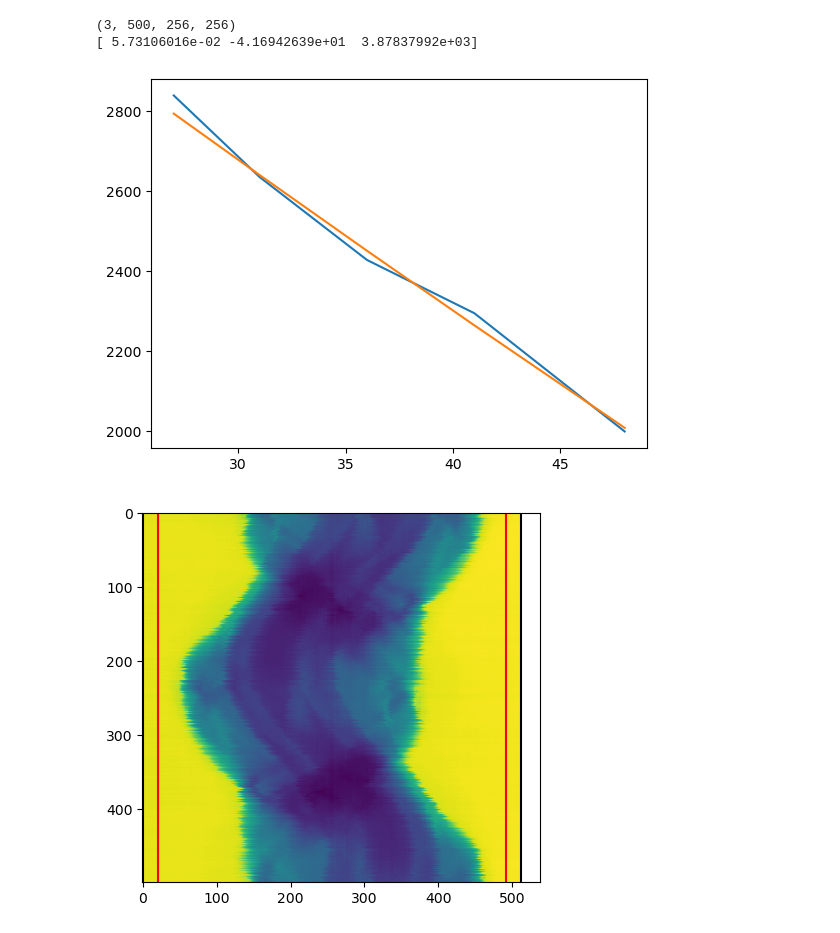
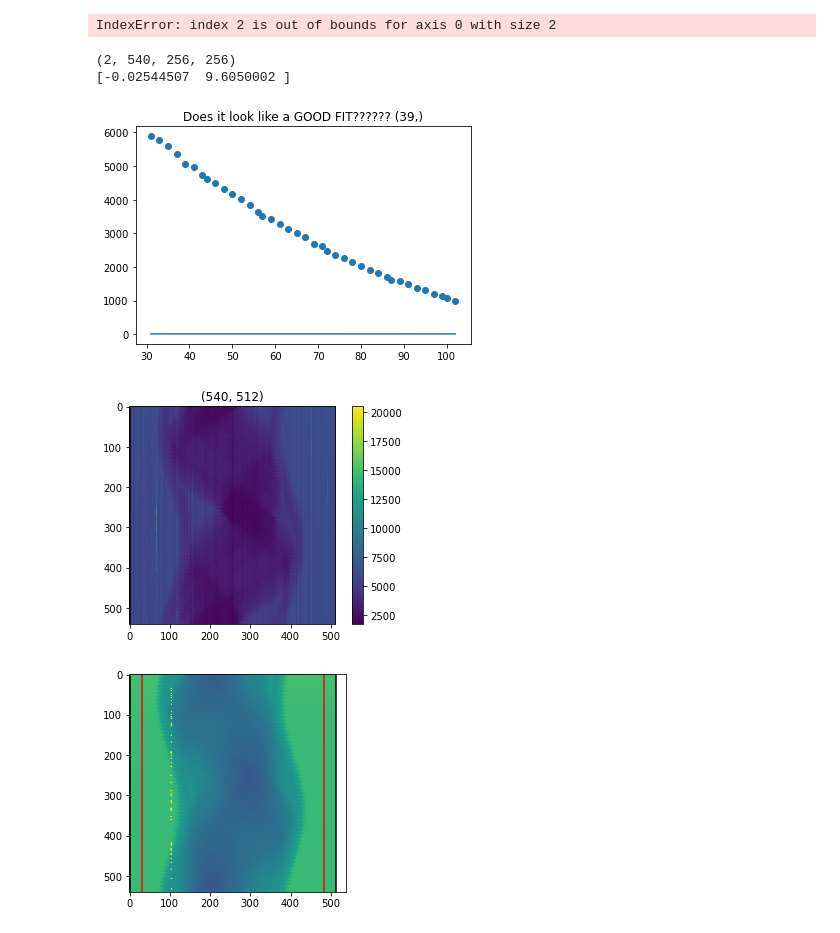
Before and after one commit to navrit/TIGRE, a Jupyter notebook: Python/demos/recon.ipynb, the cells around one changed output. Drawn from its saved outputs; the diff is of its cells as text; code cells hidden in the pictures.

Commit message:
Too much to summarise - we should have committed a LONG time ago

```diff
--- a/Python/demos/recon.ipynb
+++ b/Python/demos/recon.ipynb
@@ -166,3 +199,26 @@ for i in range(spectral_projs_th0.shape[0]):
+# %%
+open_mean_th0_all_dacs = np.mean(spectral_open_th0, axis=1); assert open_mean_th0_all_dacs.ndim == 3
+open_mean_th1_all_dacs = np.mean(spectral_open_th1, axis=1); assert open_mean_th1_all_dacs.ndim == 3
+
+# plot_image(open_mean_th0_all_dacs[0])
+# plt.hist(open_mean_th0_all_dacs[0].flatten(),bins=1000)
+# plt.yscale('log')
+# plt.show()
+open_mean_th0_all_dacs /= exp_time[:,np.newaxis ,np.newaxis]
+open_mean_th1_all_dacs /= exp_time[:,np.newaxis ,np.newaxis]
+
+# plot_image(open_mean_th0_all_dacs[0])
+# plt.hist(open_mean_th0_all_dacs[0].flatten(),bins=1000)
+# plt.yscale('log')
+# plt.show()
+
+spectral_projs_th0 /= exp_time[:,np.newaxis ,np.newaxis,np.newaxis]
+spectral_projs_th1 /= exp_time[:,np.newaxis ,np.newaxis,np.newaxis]
+
+# plot_image(-np.log(spectral_projs_th0[0,0]))
+# plt.hist(spectral_projs_th0[0,0].flatten(),bins=1000)
+# plt.yscale('log')
+# plt.show()
 # %%
 # print(spectral_projs_th0.shape)
 
@@ -203,19 +303,34 @@ proj_data_fit_residuals[:,:h,  h:] = residuals_3
+# %%
+plot_image(proj_data_fits[2,0])
+plot_image(proj_data_fits[2,:,0,:], 'There should not be any visible vertical lines here!')
+plot_image(proj_data_fits[2,:,:,0])
+
+plot_image(proj_data_fit_residuals[0])
+plot_image(proj_data_fit_residuals[:,0,:])
+plot_image(proj_data_fit_residuals[:,:,0])
+# %% [output]
+IndexError: index 2 is out of bounds for axis 0 with size 2
 # %%
-print(regressions_2.shape)
+print(regressions_0.shape)
 
-N = 222
+N = 12
+'''Change the N at least 2 times between 0 and 255 to make sure the fit for other pixels are not SHEIIET'''
 x = th0_dacs_list[:, 0]
-y = (regressions_2[0,0,N,N]*x**2) + (regressions_2[1,0,N,N]*x) + regressions_2[2,0,N,N]
-print(regressions_2[:,0,N,N])
+if polyorder == 2:
+    y = (regressions_0[0,0,N,N]*x**2) + (regressions_0[1,0,N,N]*x) + regressions_0[2,0,N,N]
+else:
+    y = (regressions_0[0,0,N,N]*x) + regressions_0[1,0,N,N]
+print(regressions_0[:,0,N,N])
 # print()
-plt.plot(x, spectral_projs_th0[:,0,N,N])
+plt.title(f'Does it look like a GOOD FIT?????? {spectral_projs_th0[:,0,N,N].shape}')
+plt.scatter(x, spectral_projs_th0[:,0,N,N])
 plt.plot(x,y)
 plt.show()
 # print(regressions_2[2,0,N,N])
 # %% [output]
-(3, 500, 256, 256)
-[ 5.73106016e-02 -4.16942639e+01  3.87837992e+03]
+(2, 540, 256, 256)
+[-0.02544507  9.6050002 ]
-[figure, old version]
+[figure, new version]
 # %%
 # ni_img = nib.Nifti1Image(spectral_projs_th0[0,:,:,:], np.eye(4)) # Do not change this to make_nifti1Image function as we do not need the geo params for this
 # s.save_array(results_folder, 'Proj_th0_'+str(th0_list[0])+'proj_org.nii', ni_img)
@@ -223,12 +338,30 @@ plt.show()
 # for i in range (spectral_projs_th0.shape[0]):
 #     print(i, np.mean(spectral_projs_th0[i,:,:,:]))
 #     print(i, np.count_nonzero(spectral_projs_th0[i,:,:,:] == 0))
+# %%
+img_check = spectral_projs_th0[0,:,127,:]
+plt.title(img_check.shape)
+plt.imshow(img_check)
+plt.axvline(0, c='k')
+plt.colorbar()
+plt.show()
+# %% [output]
+[figure, added]
 # %%
 ''' Does this selected region contain only air over the whole scan? '''
-air_column_number = 20
+air_column_number = 30
 
-img_check = np.median(spectral_projs_th0[0]/np.sum(spectral_open_th0[0], axis=0), axis=1)
-plt.imshow(img_check)
+#                        energies projections y/x  x/y
+# spectral_projs_th0 e.g. (39,       540,     512, 512)
+# spectral_open_th0  e.g. (39,        10,     512, 512)
+
+first_open_images_summed = np.nansum(spectral_open_th0[0], axis=0)
+img_check = np.nanmean(spectral_projs_th0[0] / first_open_images_summed, axis=1)
+
+img_check_median = np.nanmedian(img_check)
+img_check_std = np.nanstd(img_check)
+plt.imshow(img_check, vmin=img_check_median - 3*img_check_std, vmax=img_check_median + 3*img_check_std)
+
 plt.axvline(0, c='k')
 plt.axvline(air_column_number, c='r')
 plt.axvline(gReconParams['pixels'] - air_column_number, c='r')
@@ -238,7 +371,7 @@ plt.show()
 # plt.hist(img_check.flatten(), bins=200)
 # plt.show()
 # %% [output]
-[figure, old version]
+[figure, new version]
 # %%
 print('Finding best DAC values per pixel...')
 
```
Also changed, not shown: parts of 11 cells of this notebook, 9 other files.
